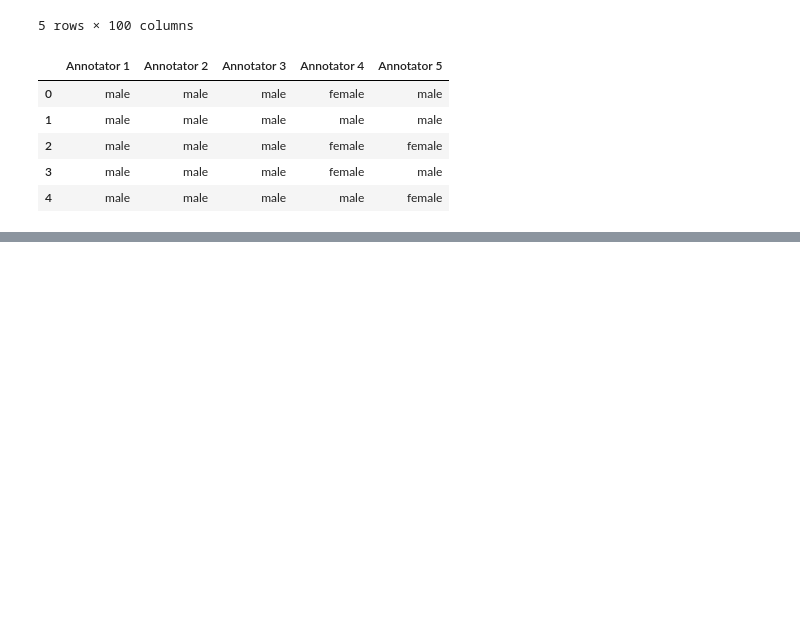
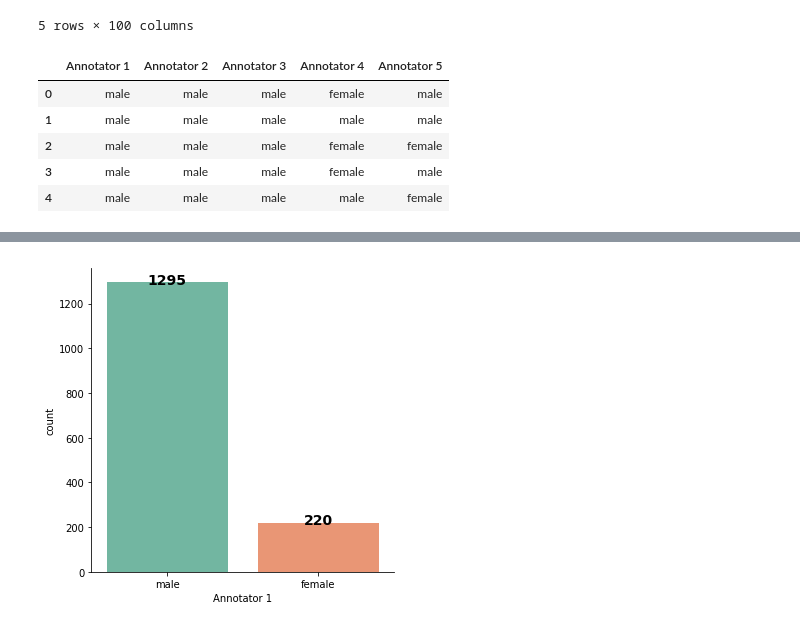
Before and after one commit to Ran-Tokman/Augury-Take-Home-Test, a Jupyter notebook: Augury Take Home Test.ipynb, the cells around one changed output, grey strips where cells are left out. Drawn from its saved outputs; the diff is of its cells as text; code cells hidden in the pictures; blank space fills up the shorter version.

```diff
--- a/Augury Take Home Test.ipynb
+++ b/Augury Take Home Test.ipynb
@@ -86,0 +155,15 @@ labels_train.head()
+# %%
+plot = sns.catplot(x="Annotator 1", kind="count", data=labels_train,palette='Set2')
+
+for i, bar in enumerate(plot.ax.patches):
+    h = bar.get_height()
+    plot.ax.text(
+        i,  # bar index (x coordinate of text)
+        h+10,  # y coordinate of text
+        '{}'.format(int(h)),  # y label
+        ha='center',
+        va='center',
+        fontweight='bold',
+        size=14)
+# %% [output]
+[figure, added]
```
Also changed, not shown: parts of 18 cells of this notebook.
